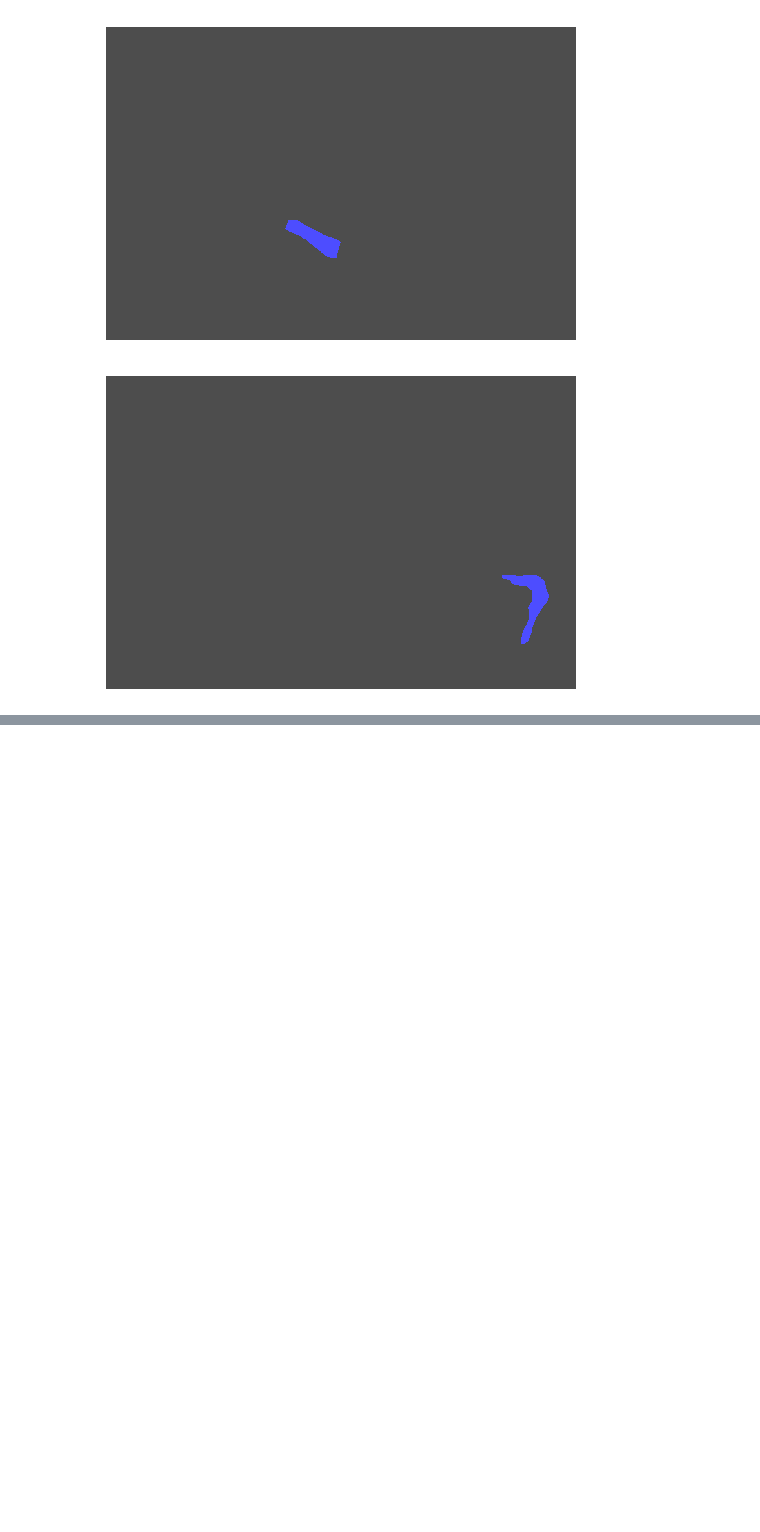
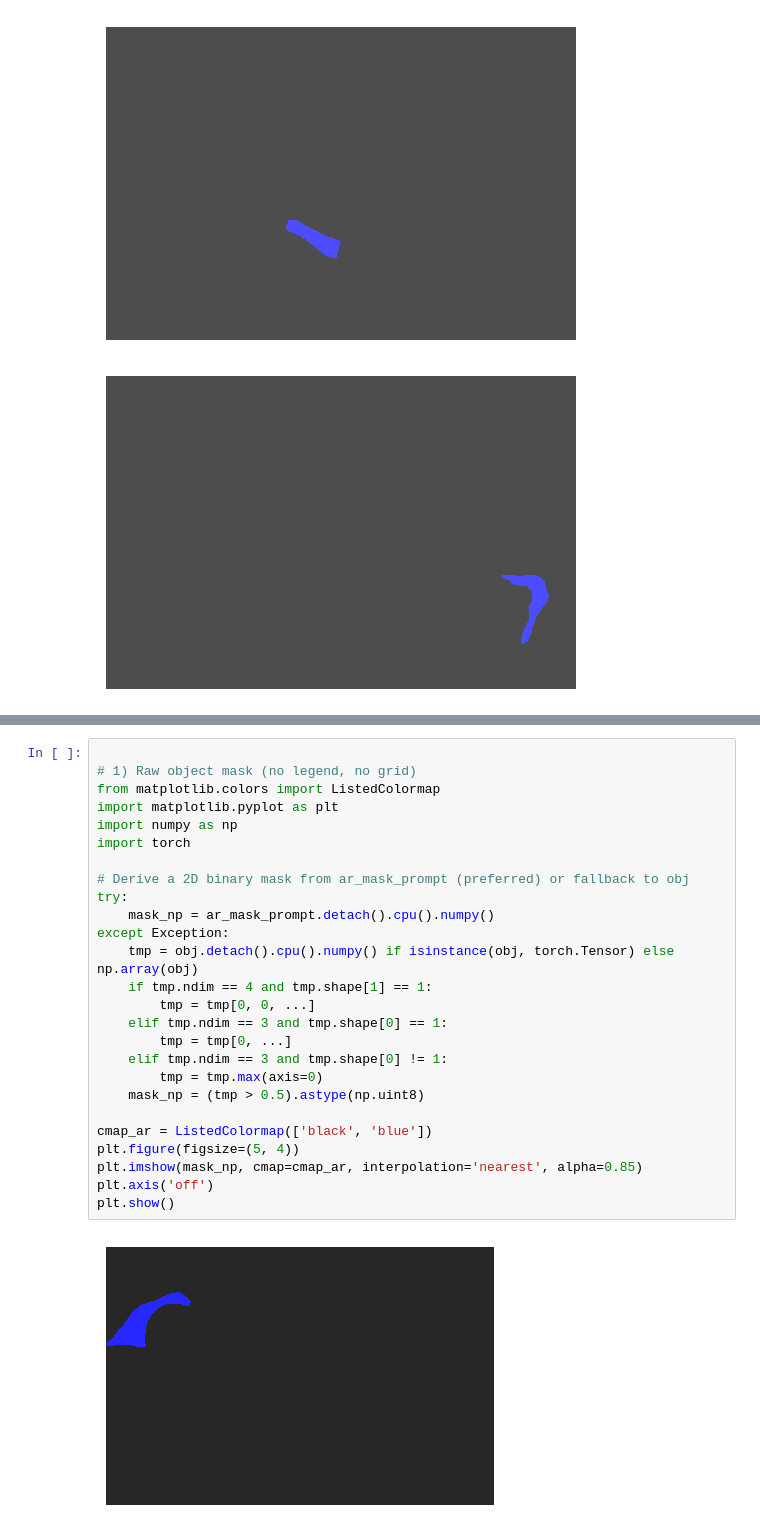
Before and after one commit to thangible/ClimateSAM, a Jupyter notebook: documentation.ipynb, the cells around one changed output, grey strips where cells are left out. Drawn from its saved outputs; the diff is of its cells as text; blank space fills up the shorter version.

```diff
--- a/documentation.ipynb
+++ b/documentation.ipynb
@@ -143,0 +292,28 @@ for i, m in enumerate(masks):
+# %%
+
+# 1) Raw object mask (no legend, no grid)
+from matplotlib.colors import ListedColormap
+import matplotlib.pyplot as plt
+import numpy as np
+import torch
+
+# Derive a 2D binary mask from ar_mask_prompt (preferred) or fallback to obj
+try:
+    mask_np = ar_mask_prompt.detach().cpu().numpy()
+except Exception:
+    tmp = obj.detach().cpu().numpy() if isinstance(obj, torch.Tensor) else np.array(obj)
+    if tmp.ndim == 4 and tmp.shape[1] == 1:
+        tmp = tmp[0, 0, ...]
+    elif tmp.ndim == 3 and tmp.shape[0] == 1:
+        tmp = tmp[0, ...]
+    elif tmp.ndim == 3 and tmp.shape[0] != 1:
+        tmp = tmp.max(axis=0)
+    mask_np = (tmp > 0.5).astype(np.uint8)
+
+cmap_ar = ListedColormap(['black', 'blue'])
+plt.figure(figsize=(5, 4))
+plt.imshow(mask_np, cmap=cmap_ar, interpolation='nearest', alpha=0.85)
+plt.axis('off')
+plt.show()
+# %% [output]
+[figure, added]
```
Also changed, not shown: parts of 12 cells of this notebook, 1 other file.
